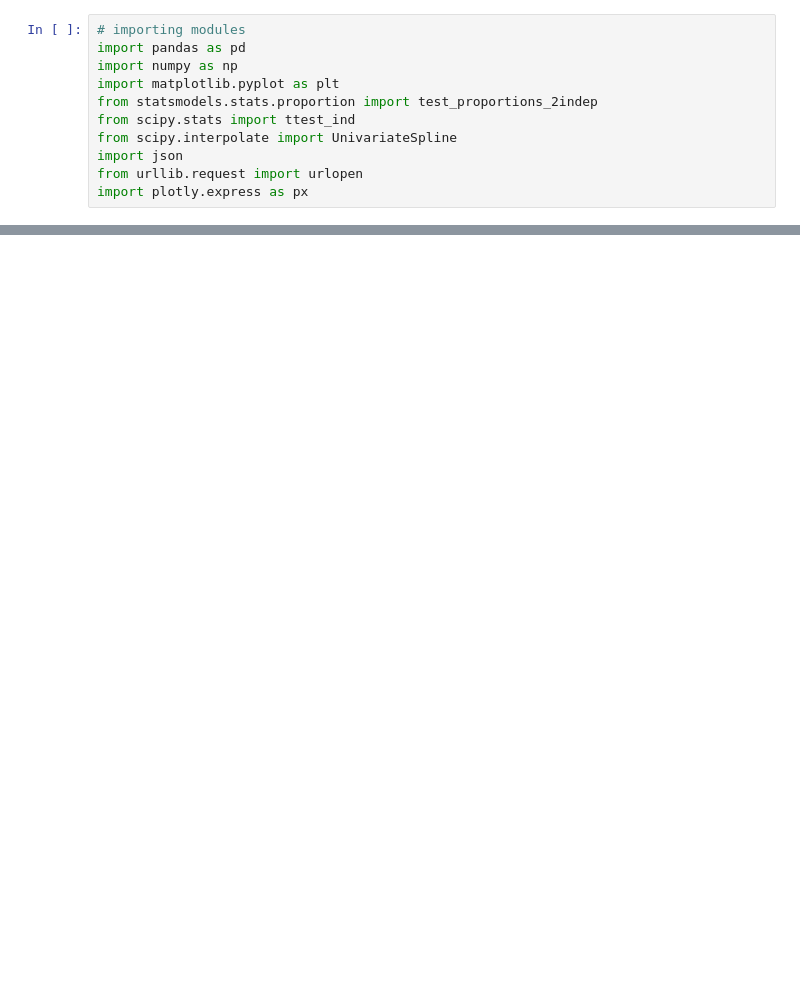
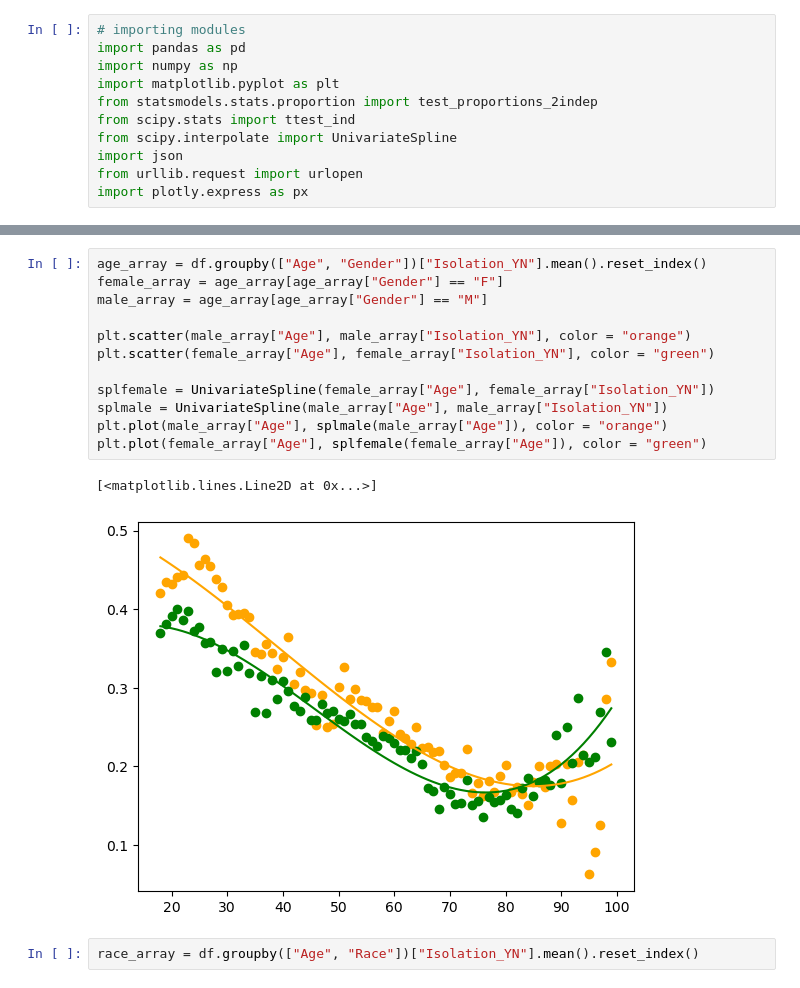
Before and after one commit to fyzeen/CentraCare-Isolation-Data, a Jupyter notebook: ExpandedDatasetAnalysis.ipynb, the cells around one changed output, grey strips where cells are left out. Cells and saved outputs as stored; diff of their text form; blank space fills up the shorter version.

```diff
--- a/ExpandedDatasetAnalysis.ipynb
+++ b/ExpandedDatasetAnalysis.ipynb
@@ -122,0 +154,17 @@ plt.hist(df["Age"], np.arange(18, 100, 3), edgecolor='black', lw=1)
+# %%
+age_array = df.groupby(["Age", "Gender"])["Isolation_YN"].mean().reset_index()
+female_array = age_array[age_array["Gender"] == "F"]
+male_array = age_array[age_array["Gender"] == "M"]
+
+plt.scatter(male_array["Age"], male_array["Isolation_YN"], color = "orange")
+plt.scatter(female_array["Age"], female_array["Isolation_YN"], color = "green")
+
+splfemale = UnivariateSpline(female_array["Age"], female_array["Isolation_YN"])
+splmale = UnivariateSpline(male_array["Age"], male_array["Isolation_YN"])
+plt.plot(male_array["Age"], splmale(male_array["Age"]), color = "orange")
+plt.plot(female_array["Age"], splfemale(female_array["Age"]), color = "green")
+# %% [output]
+[<matplotlib.lines.Line2D at 0x...>]
+[figure, added]
+# %%
+race_array = df.groupby(["Age", "Race"])["Isolation_YN"].mean().reset_index()
```
Also changed, not shown: parts of 9 cells of this notebook, 3 other files.
